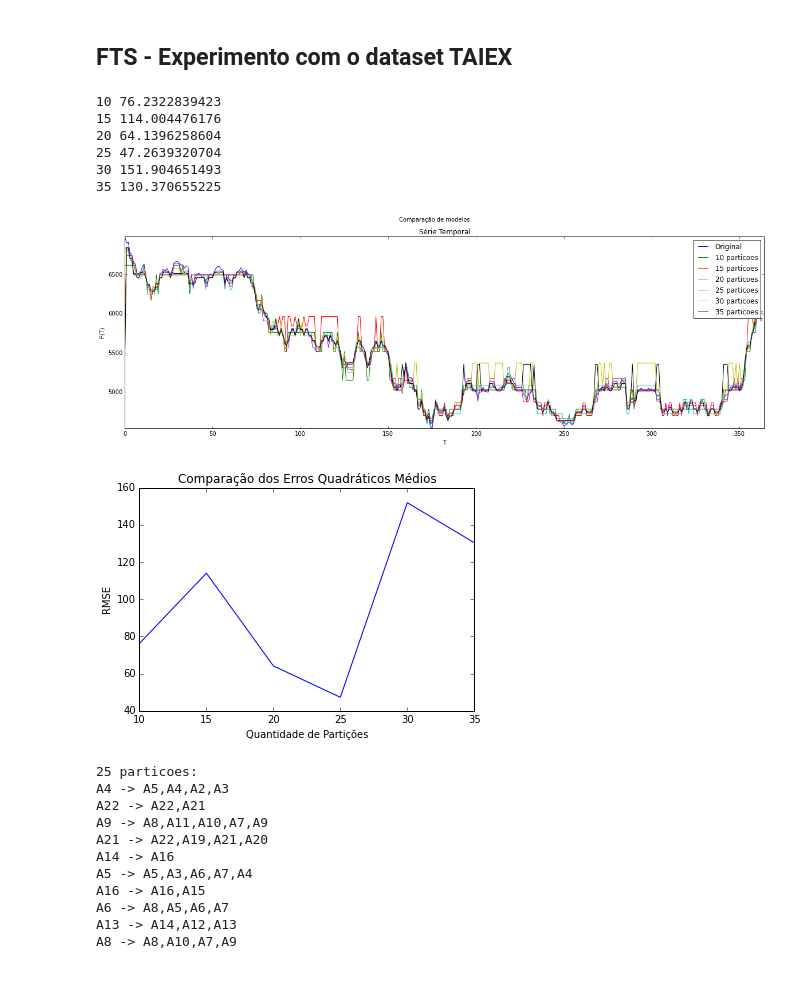
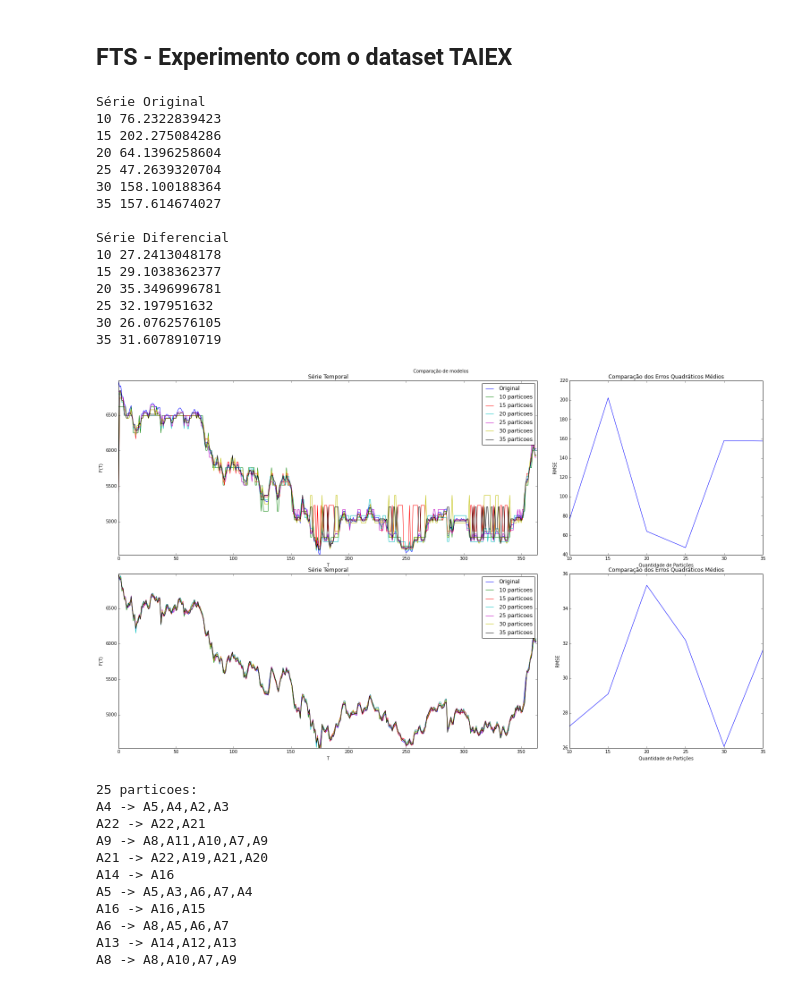
Before and after one commit to petroniocandido/FuzzyTimeSeries, a Jupyter notebook: FTS.ipynb, the cells around one changed output. Drawn from its saved outputs; the diff is of its cells as text; code cells hidden in the pictures.

```diff
--- a/FTS.ipynb
+++ b/FTS.ipynb
@@ -433,16 +435,24 @@ plotComparedSeries(enrollments,fts1,'')
 # %% [markdown]
 ## FTS - Experimento com o dataset TAIEX
 # %%
-fts2= SelecaoSimples_MenorRMSE(taiexsample,[10,15,20,25,30,35],FirstOrderFTS)
+fts2,fts2p,ftsd2,ftsd2p= SelecaoSimples_MenorRMSE(taiexsample,[10,15,20,25,30,35],FirstOrderFTS)
 # %% [output]
+Série Original
 10 76.2322839423
-15 114.004476176
+15 202.275084286
 20 64.1396258604
 25 47.2639320704
-30 151.904651493
-35 130.370655225
+30 158.100188364
+35 157.614674027
+
+Série Diferencial
+10 27.2413048178
+15 29.1038362377
+20 35.3496996781
+25 32.197951632
+30 26.0762576105
+35 31.6078910719
-[figure, old version]
+[figure, new version]
-[figure, removed]
 # %%
 print(fts2)
 # %% [output]
```
Also changed, not shown: parts of 44 cells of this notebook, 1 other file.
